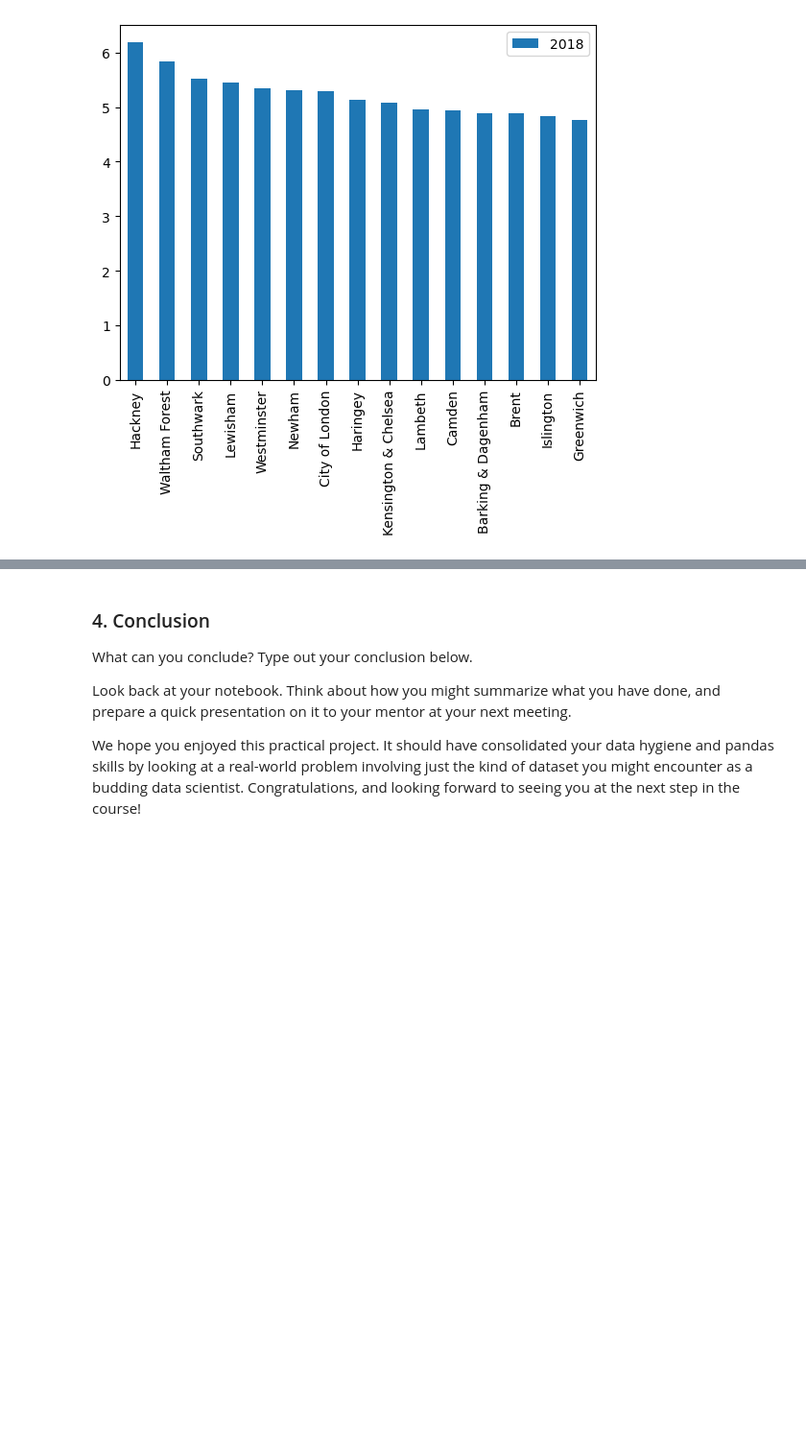
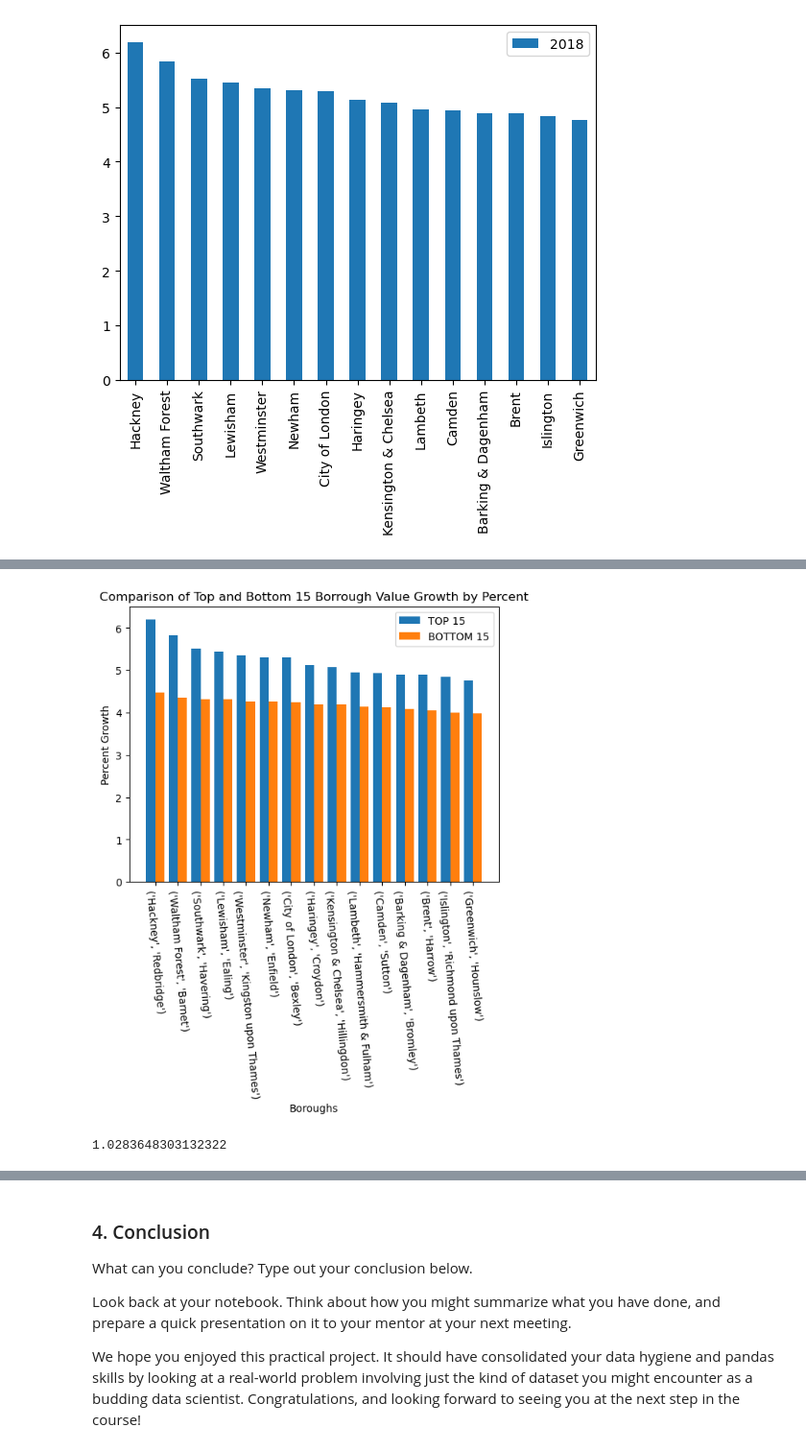
Before and after one commit to vanslykeaudio/SpringBoardDataScience, a Jupyter notebook: Unit_4_Challenge_-_Tier_3.ipynb/Unit 4 Challenge - Tier 3.ipynb, the cells around one changed output, grey strips where cells are left out. Shown: that part at 96% size. Drawn from its saved outputs; the diff is of its cells as text; code cells hidden in the pictures; blank space fills up the shorter version.

```diff
--- a/Unit_4_Challenge_-_Tier_3.ipynb/Unit 4 Challenge - Tier 3.ipynb
+++ b/Unit_4_Challenge_-_Tier_3.ipynb/Unit 4 Challenge - Tier 3.ipynb
@@ -456,0 +535,26 @@ ax.set_xticklabels(top15.Borough)
+# %%
+ticks = list(zip(list(top15['Borough']), list(bottom15['Borough'])))
+
+list_top15 = list(top15['2018'])
+list_bottom15 = list(bottom15['2018'])
+
+width = 0.4
+values = np.arange(len(ticks))
+
+plt.bar(values, list_top15, width, label="TOP 15")
+plt.bar(values+width, list_bottom15, width, label="BOTTOM 15")
+
+plt.xlabel('Boroughs')
+plt.ylabel('Percent Growth')
+plt.title('Comparison of Top and Bottom 15 Borrough Value Growth by Percent')
+
+plt.legend()
+plt.xticks(values+0.2, ticks, rotation=275)
+
+plt.show()
+# %% [output]
+[figure, added]
+# %%
+print(np.mean(np.array(top15['2018']) - np.array(bottom15['2018'])))
+# %% [output]
+1.0283648303132322
```
Also changed, not shown: parts of 11 cells of this notebook, 1 other file.
